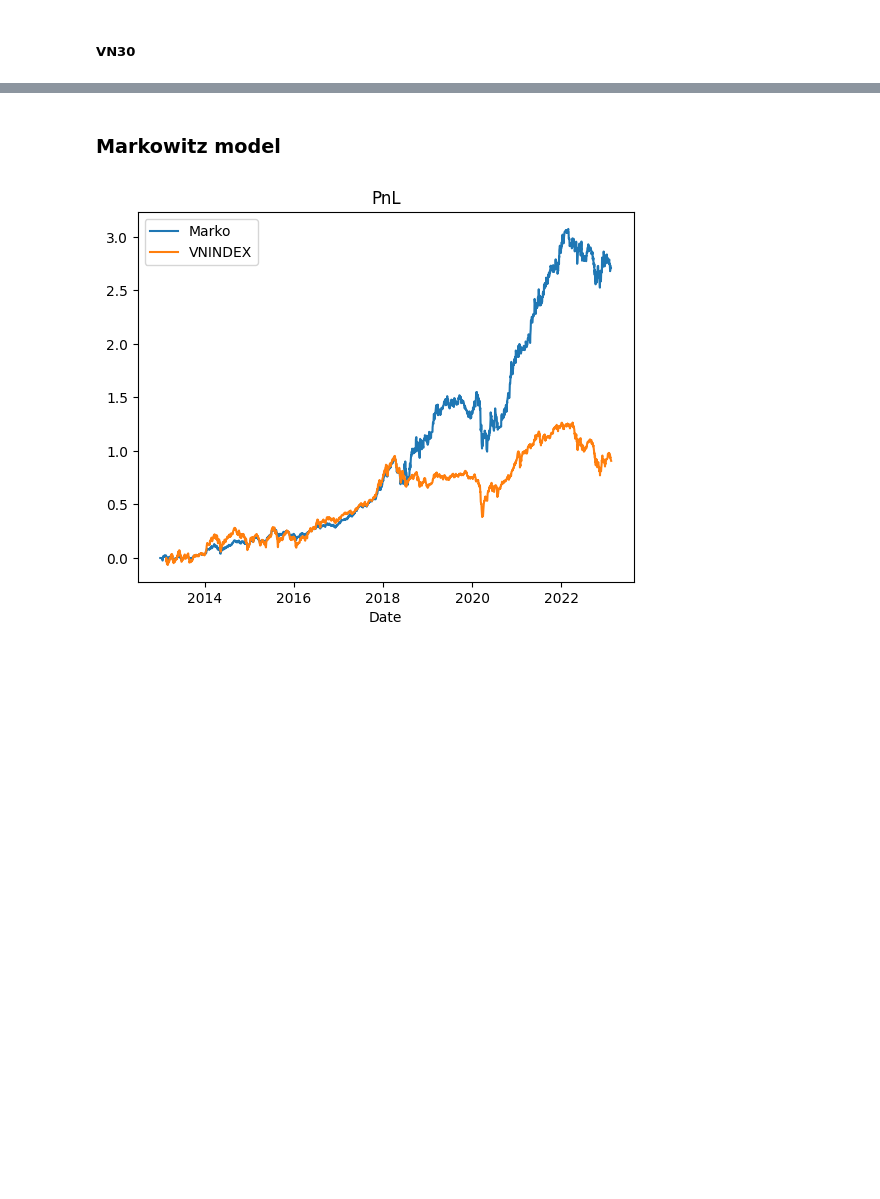
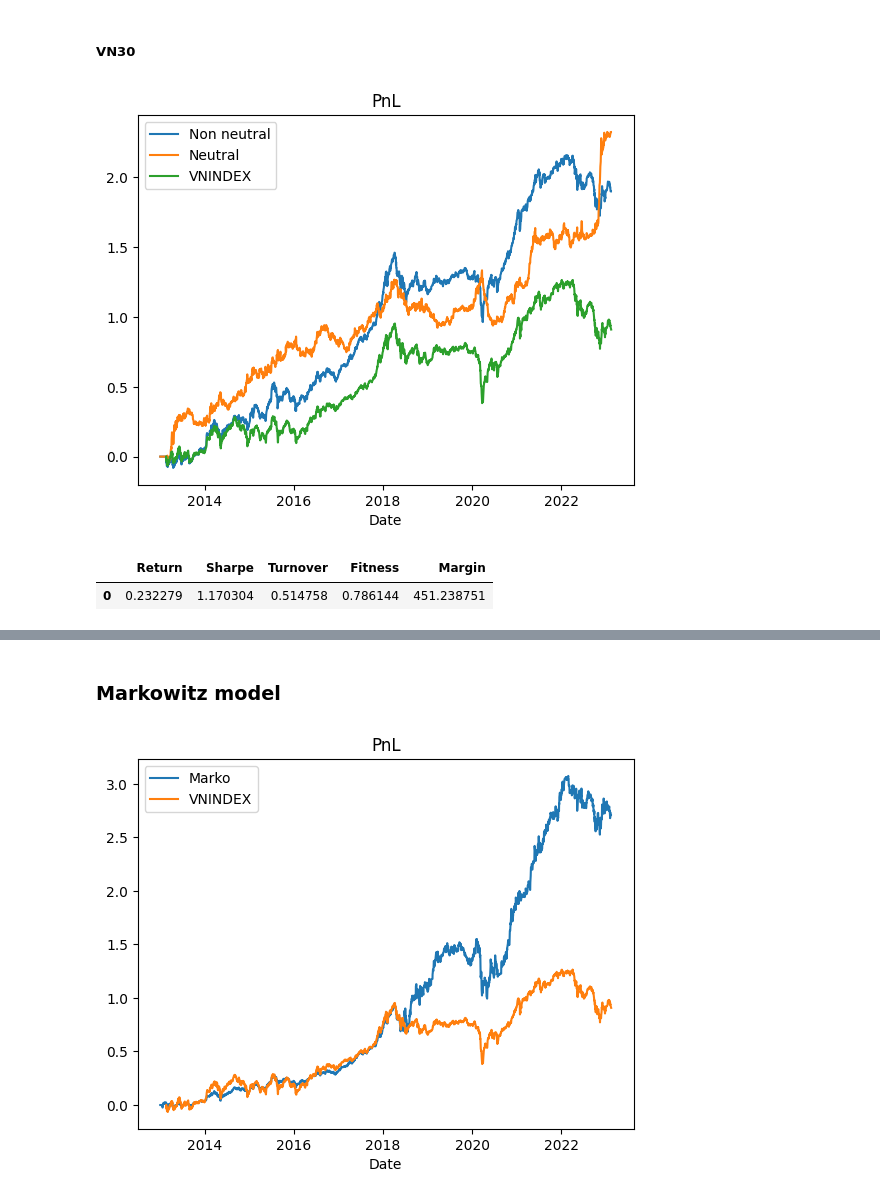
Before and after one commit to khanhtrinh2003/VN30-Strategy, a Jupyter notebook: main.ipynb, the cells around one changed output, grey strips where cells are left out. Cells and saved outputs as stored; diff of their text form; code cells hidden in the pictures; blank space fills up the shorter version.

```diff
--- a/main.ipynb
+++ b/main.ipynb
@@ -45,0 +48,18 @@ volume.index = pd.to_datetime(open.index)
+# %%
+w = weights(prob_weights(close,30),neutrali=0)
+w1 = weights(prob_weights(close,30),neutrali=1)
+
+a = Simresult(w,returns=returns)
+a.plot_pnl("Non neutral")
+
+b = Simresult(w1,returns=returns)
+b.plot_pnl("Neutral")
+
+plot_vnindex()
+# %% [output]
+[figure, added]
+# %%
+b.get_overall()
+# %% [output]
+|  | Return | Sharpe | Turnover | Fitness | Margin |
+| 0 | 0.232279 | 1.170304 | 0.514758 | 0.786144 | 451.238751 |
```
Also changed, not shown: parts of 15 cells of this notebook, 1 other file.
